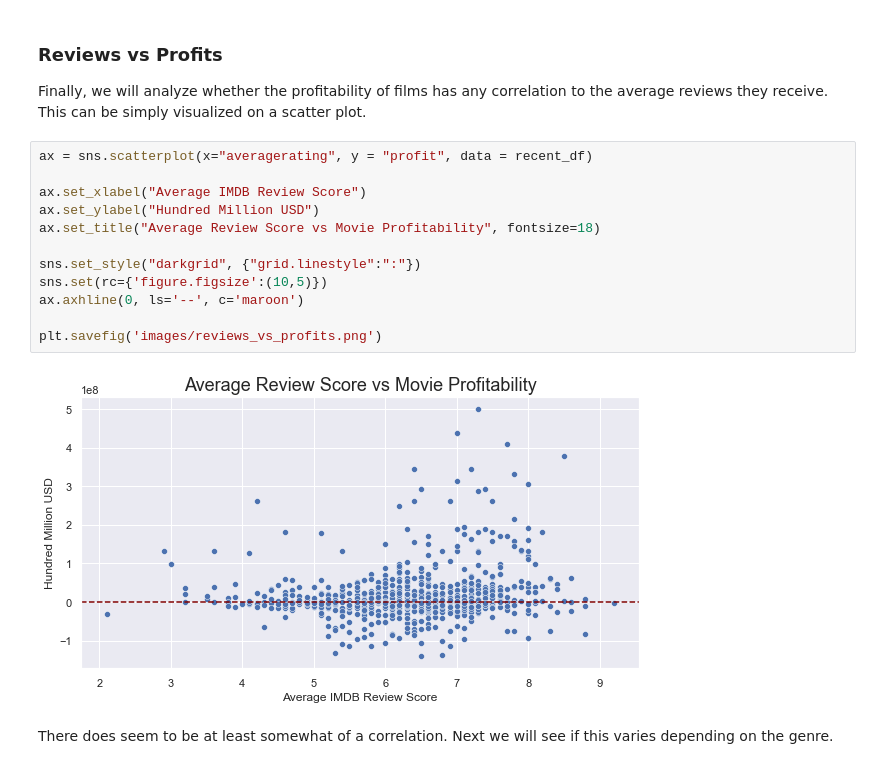
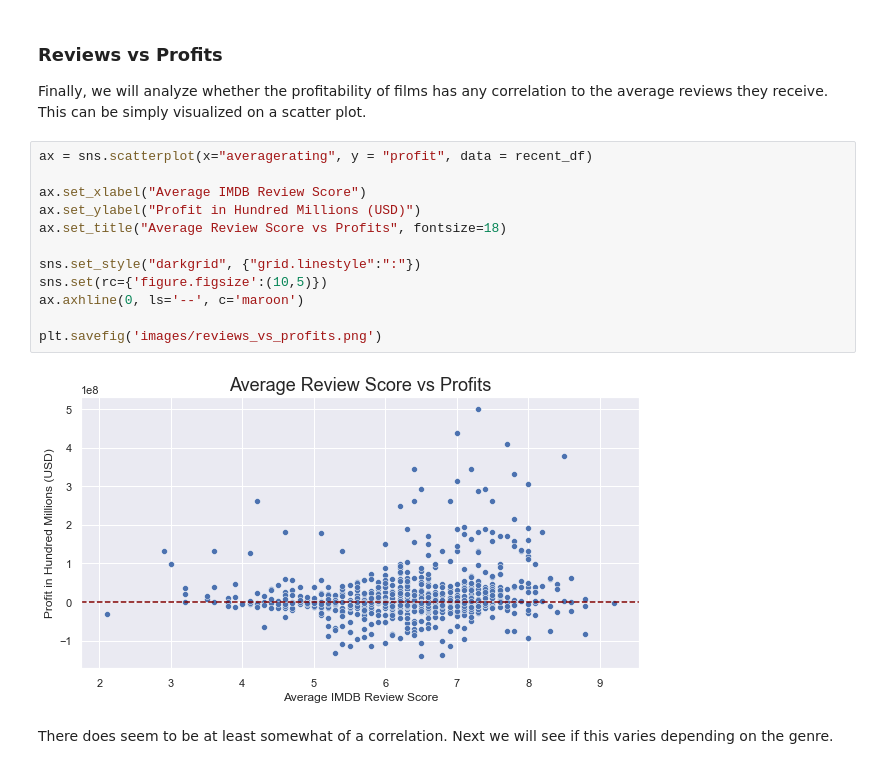
Before and after one commit to shadel96/Microsoft-Movie-Analysis, a Jupyter notebook: movie_analysis.ipynb, the cells around one changed output. Cells and saved outputs as stored; diff of their text form.

Commit message:
finalized plot labels

```diff
--- a/movie_analysis.ipynb
+++ b/movie_analysis.ipynb
@@ -493,17 +493,17 @@ Finally, we will analyze whether the profitability of films has any correlation
 # %%
 ax = sns.scatterplot(x="averagerating", y = "profit", data = recent_df)
 
 ax.set_xlabel("Average IMDB Review Score")
-ax.set_ylabel("Hundred Million USD")
-ax.set_title("Average Review Score vs Movie Profitability", fontsize=18)
+ax.set_ylabel("Profit in Hundred Millions (USD)")
+ax.set_title("Average Review Score vs Profits", fontsize=18)
 
 sns.set_style("darkgrid", {"grid.linestyle":":"})
 sns.set(rc={'figure.figsize':(10,5)})
 ax.axhline(0, ls='--', c='maroon')
 
 plt.savefig('images/reviews_vs_profits.png')
 # %% [output]
-[figure, old version]
+[figure, new version]
 # %% [markdown]
 There does seem to be at least somewhat of a correlation. Next we will see if this varies depending on the genre.
 # %%
```
Also changed, not shown: parts of 6 cells of this notebook, 7 other files.
